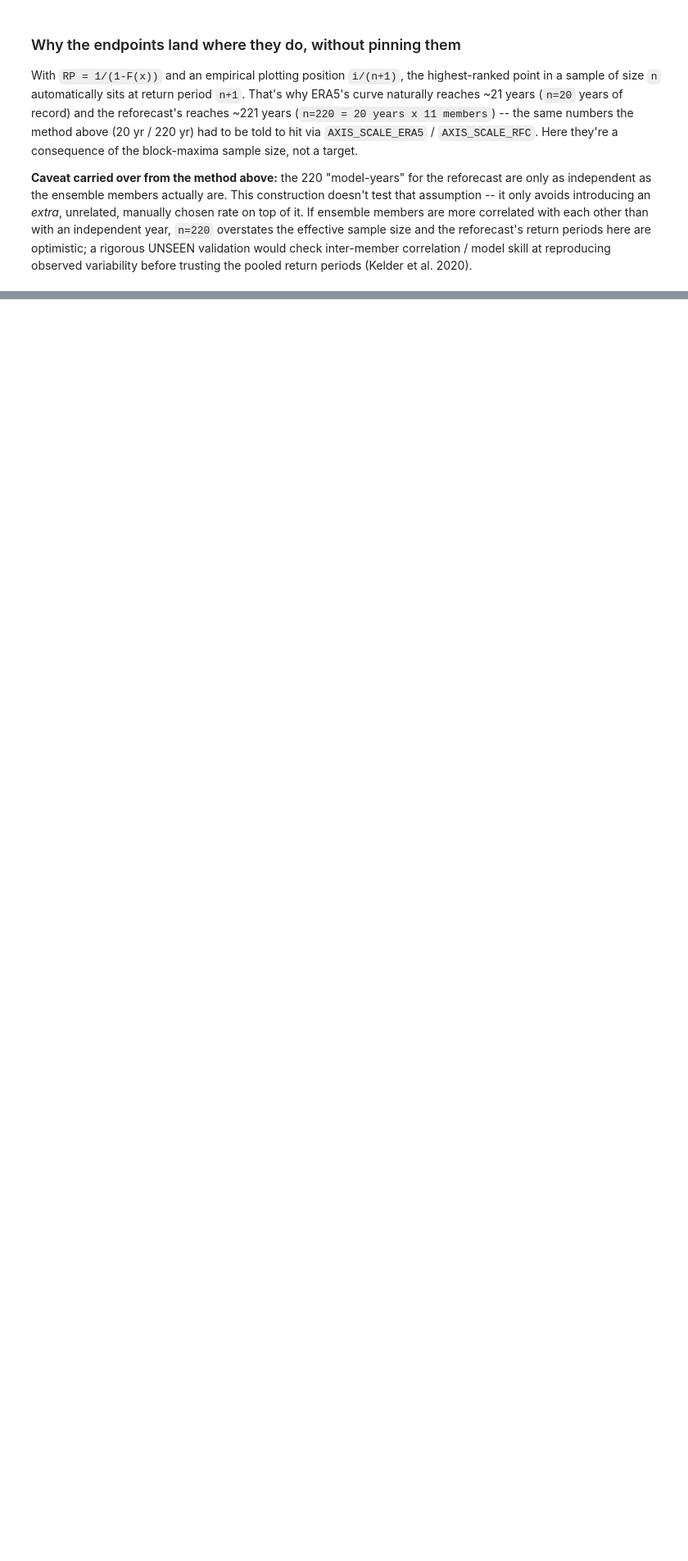
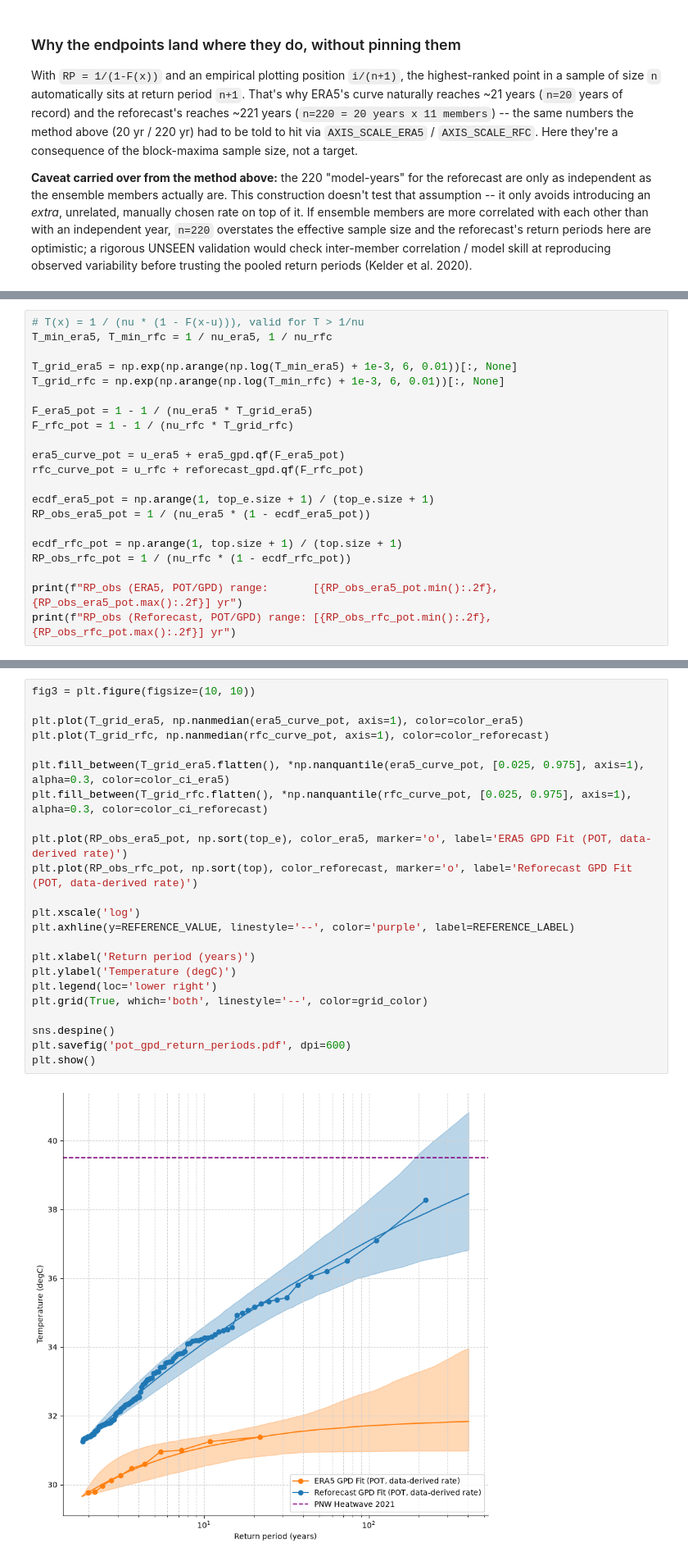
Before and after one commit to Olivash/DPHIL_extreme-weather-analysis, a Jupyter notebook: Gumbel_LMom_return_periods.ipynb, the cells around one changed output, grey strips where cells are left out. Shown at 82% size. Saved outputs shown, nothing was run; the diff lists cells and outputs as text; blank space fills up the shorter version.

```diff
--- a/Gumbel_LMom_return_periods.ipynb
+++ b/Gumbel_LMom_return_periods.ipynb
@@ -417,0 +487,21 @@ the pooled return periods (Kelder et al. 2020).
+# %%
+# T(x) = 1 / (nu * (1 - F(x-u))), valid for T > 1/nu
+T_min_era5, T_min_rfc = 1 / nu_era5, 1 / nu_rfc
+
+T_grid_era5 = np.exp(np.arange(np.log(T_min_era5) + 1e-3, 6, 0.01))[:, None]
+T_grid_rfc = np.exp(np.arange(np.log(T_min_rfc) + 1e-3, 6, 0.01))[:, None]
+
+F_era5_pot = 1 - 1 / (nu_era5 * T_grid_era5)
+F_rfc_pot = 1 - 1 / (nu_rfc * T_grid_rfc)
+
+era5_curve_pot = u_era5 + era5_gpd.qf(F_era5_pot)
+rfc_curve_pot = u_rfc + reforecast_gpd.qf(F_rfc_pot)
+
+ecdf_era5_pot = np.arange(1, top_e.size + 1) / (top_e.size + 1)
+RP_obs_era5_pot = 1 / (nu_era5 * (1 - ecdf_era5_pot))
+
+ecdf_rfc_pot = np.arange(1, top.size + 1) / (top.size + 1)
+RP_obs_rfc_pot = 1 / (nu_rfc * (1 - ecdf_rfc_pot))
+
+print(f"RP_obs (ERA5, POT/GPD) range:       [{RP_obs_era5_pot.min():.2f}, {RP_obs_era5_pot.max():.2f}] yr")
+print(f"RP_obs (Reforecast, POT/GPD) range: [{RP_obs_rfc_pot.min():.2f}, {RP_obs_rfc_pot.max():.2f}] yr")
@@ -417,0 +511,25 @@ the pooled return periods (Kelder et al. 2020).
+# %%
+fig3 = plt.figure(figsize=(10, 10))
+
+plt.plot(T_grid_era5, np.nanmedian(era5_curve_pot, axis=1), color=color_era5)
+plt.plot(T_grid_rfc, np.nanmedian(rfc_curve_pot, axis=1), color=color_reforecast)
+
+plt.fill_between(T_grid_era5.flatten(), *np.nanquantile(era5_curve_pot, [0.025, 0.975], axis=1), alpha=0.3, color=color_ci_era5)
+plt.fill_between(T_grid_rfc.flatten(), *np.nanquantile(rfc_curve_pot, [0.025, 0.975], axis=1), alpha=0.3, color=color_ci_reforecast)
+
+plt.plot(RP_obs_era5_pot, np.sort(top_e), color_era5, marker='o', label='ERA5 GPD Fit (POT, data-derived rate)')
+plt.plot(RP_obs_rfc_pot, np.sort(top), color_reforecast, marker='o', label='Reforecast GPD Fit (POT, data-derived rate)')
+
+plt.xscale('log')
+plt.axhline(y=REFERENCE_VALUE, linestyle='--', color='purple', label=REFERENCE_LABEL)
+
+plt.xlabel('Return period (years)')
+plt.ylabel('Temperature (degC)')
+plt.legend(loc='lower right')
+plt.grid(True, which='both', linestyle='--', color=grid_color)
+
+sns.despine()
+plt.savefig('pot_gpd_return_periods.pdf', dpi=600)
+plt.show()
+# %% [output]
+[figure, added]
```
Also changed, not shown: parts of 8 cells of this notebook.
